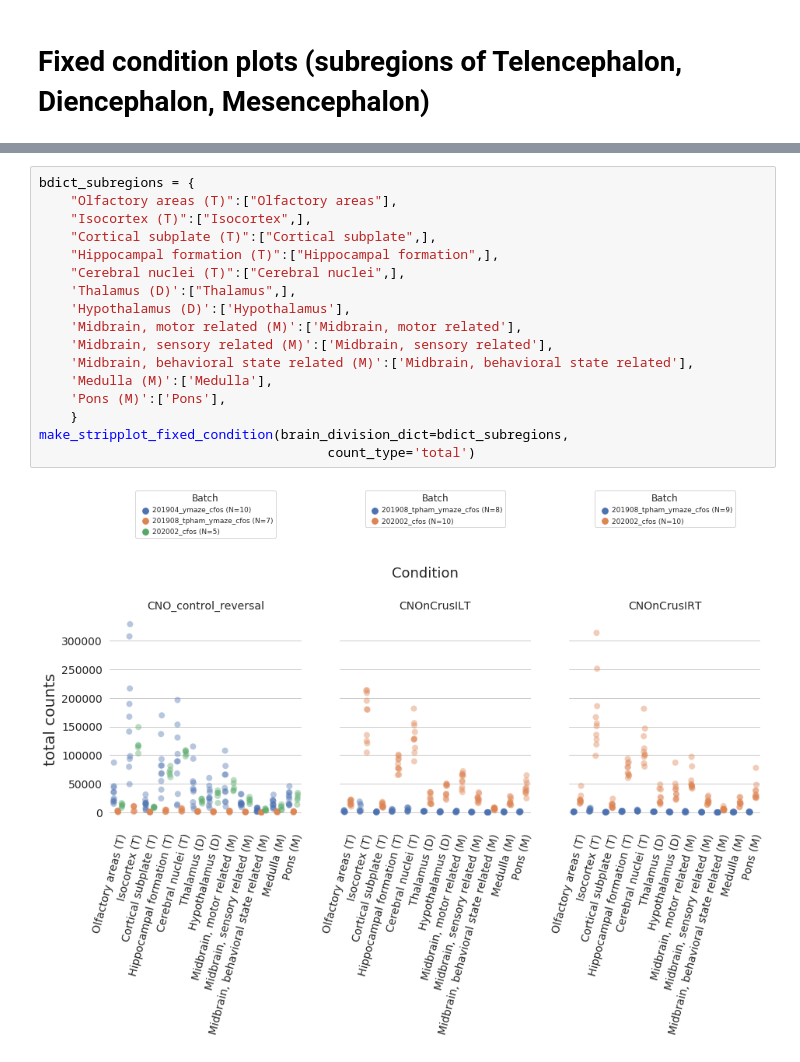
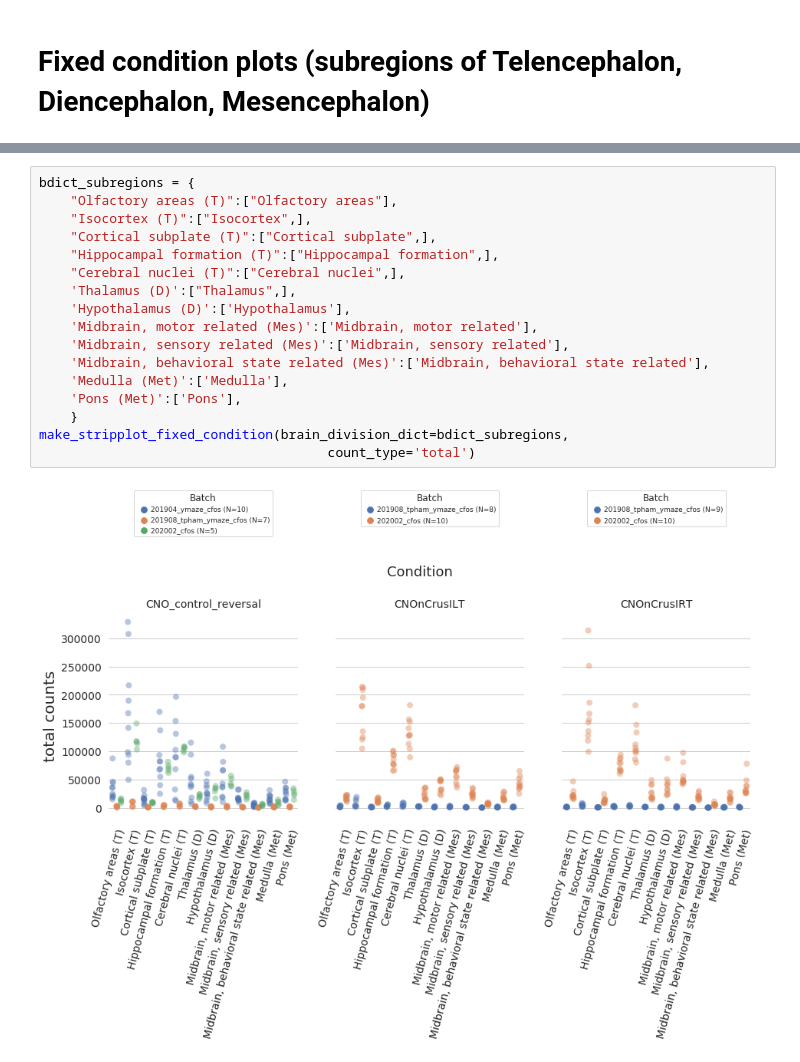
Before and after one commit to PrincetonUniversity/lightsheet_helper_scripts, a Jupyter notebook: projects/combine_cfos_batches/notebooks/cfos_batch_combination_20201125_gallery.ipynb, the cells around one changed output, grey strips where cells are left out. Drawn from its saved outputs; the diff is of its cells as text.

```diff
--- a/projects/combine_cfos_batches/notebooks/cfos_batch_combination_20201125_gallery.ipynb
+++ b/projects/combine_cfos_batches/notebooks/cfos_batch_combination_20201125_gallery.ipynb
@@ -533,22 +545,22 @@ In the brain region labels:
 # %%
 bdict_subregions = {
     "Olfactory areas (T)":["Olfactory areas"],
     "Isocortex (T)":["Isocortex",],
     "Cortical subplate (T)":["Cortical subplate",],
     "Hippocampal formation (T)":["Hippocampal formation",],
     "Cerebral nuclei (T)":["Cerebral nuclei",],
     'Thalamus (D)':["Thalamus",],
     'Hypothalamus (D)':['Hypothalamus'],
-    'Midbrain, motor related (M)':['Midbrain, motor related'],
-    'Midbrain, sensory related (M)':['Midbrain, sensory related'],
-    'Midbrain, behavioral state related (M)':['Midbrain, behavioral state related'],
-    'Medulla (M)':['Medulla'],
-    'Pons (M)':['Pons'],
+    'Midbrain, motor related (Mes)':['Midbrain, motor related'],
+    'Midbrain, sensory related (Mes)':['Midbrain, sensory related'],
+    'Midbrain, behavioral state related (Mes)':['Midbrain, behavioral state related'],
+    'Medulla (Met)':['Medulla'],
+    'Pons (Met)':['Pons'],
     }
 make_stripplot_fixed_condition(brain_division_dict=bdict_subregions,
                                      count_type='total')
 # %% [output]
-[figure, old version]
+[figure, new version]
 # %% [markdown]
 ### Fixed condition fractional counts (subregions of Telencephalon, Diencephalon, Mesencephalon)
 
```
Also changed, not shown: parts of 19 cells of this notebook.
